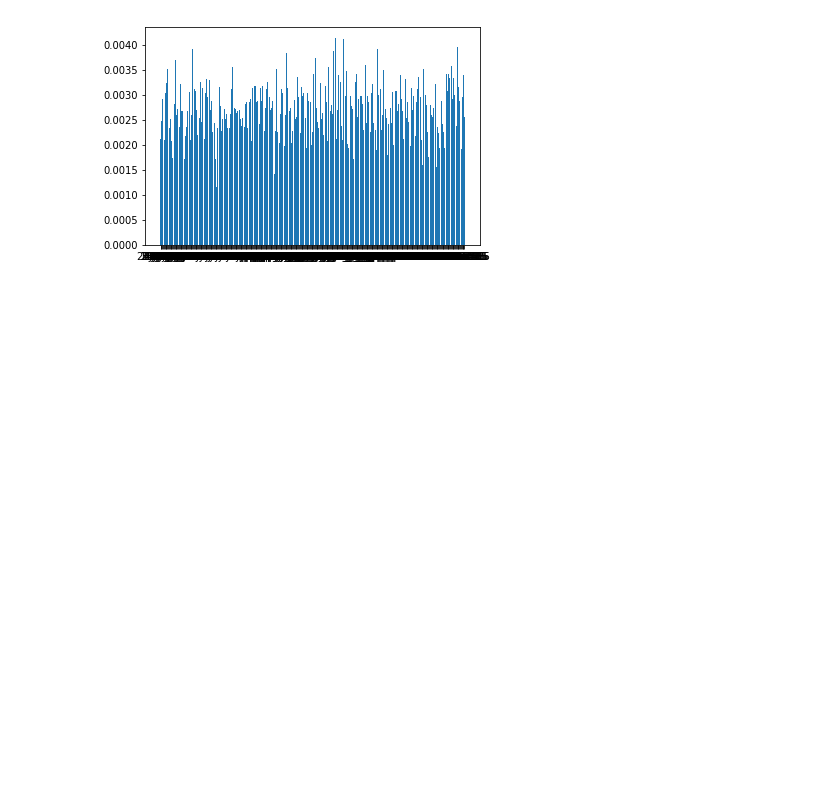
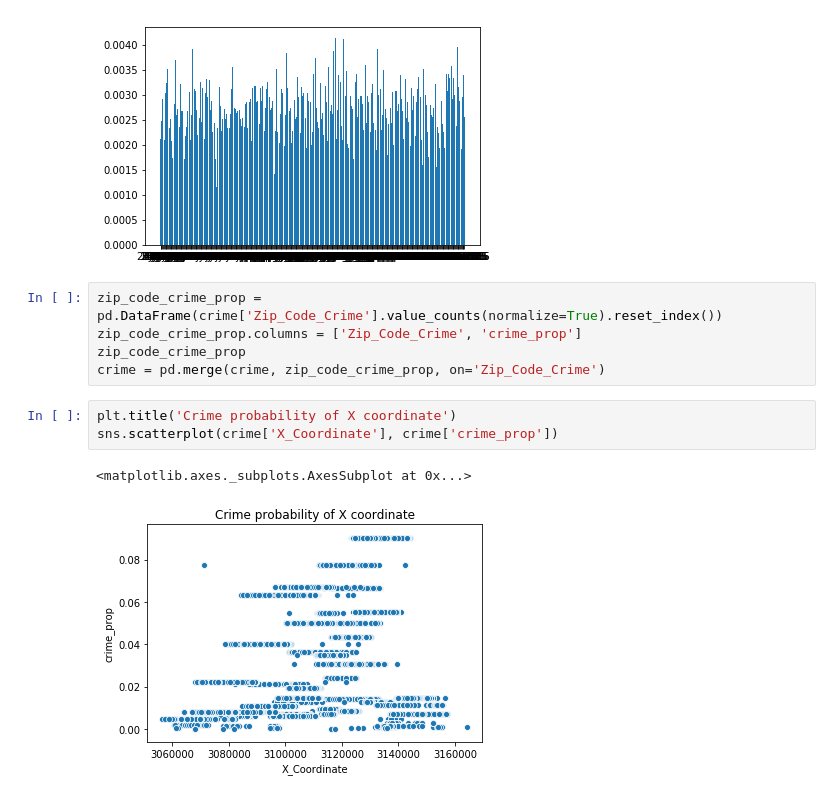
Before and after one commit to qiuxiao-chen/project-2, a Jupyter notebook: project2_anny.ipynb, the cells around one changed output. Drawn from its saved outputs; the diff is of its cells as text; blank space fills up the shorter version.

```diff
--- a/project2_anny.ipynb
+++ b/project2_anny.ipynb
@@ -133,3 +133,14 @@ plt.bar(crime['Report_Date'],crime['crime_prop_data'])
 # %% [output]
 <BarContainer object of 38573 artists>
 [figure]
+# %%
+zip_code_crime_prop = pd.DataFrame(crime['Zip_Code_Crime'].value_counts(normalize=True).reset_index())
+zip_code_crime_prop.columns = ['Zip_Code_Crime', 'crime_prop']
+zip_code_crime_prop
+crime = pd.merge(crime, zip_code_crime_prop, on='Zip_Code_Crime')
+# %%
+plt.title('Crime probability of X coordinate')
+sns.scatterplot(crime['X_Coordinate'], crime['crime_prop'])
+# %% [output]
+<matplotlib.axes._subplots.AxesSubplot at 0x...>
+[figure, added]
```
Also changed, not shown: parts of 6 cells of this notebook.
